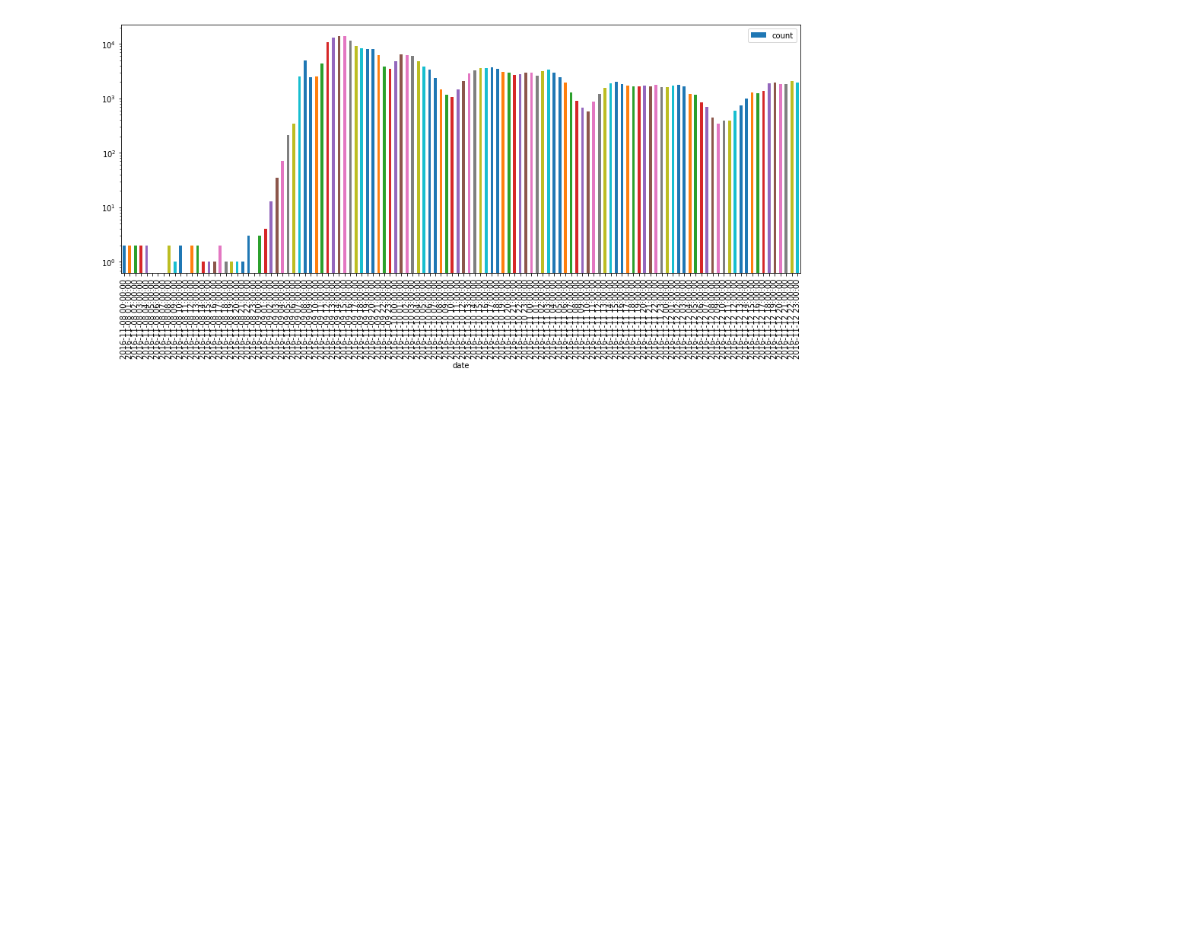
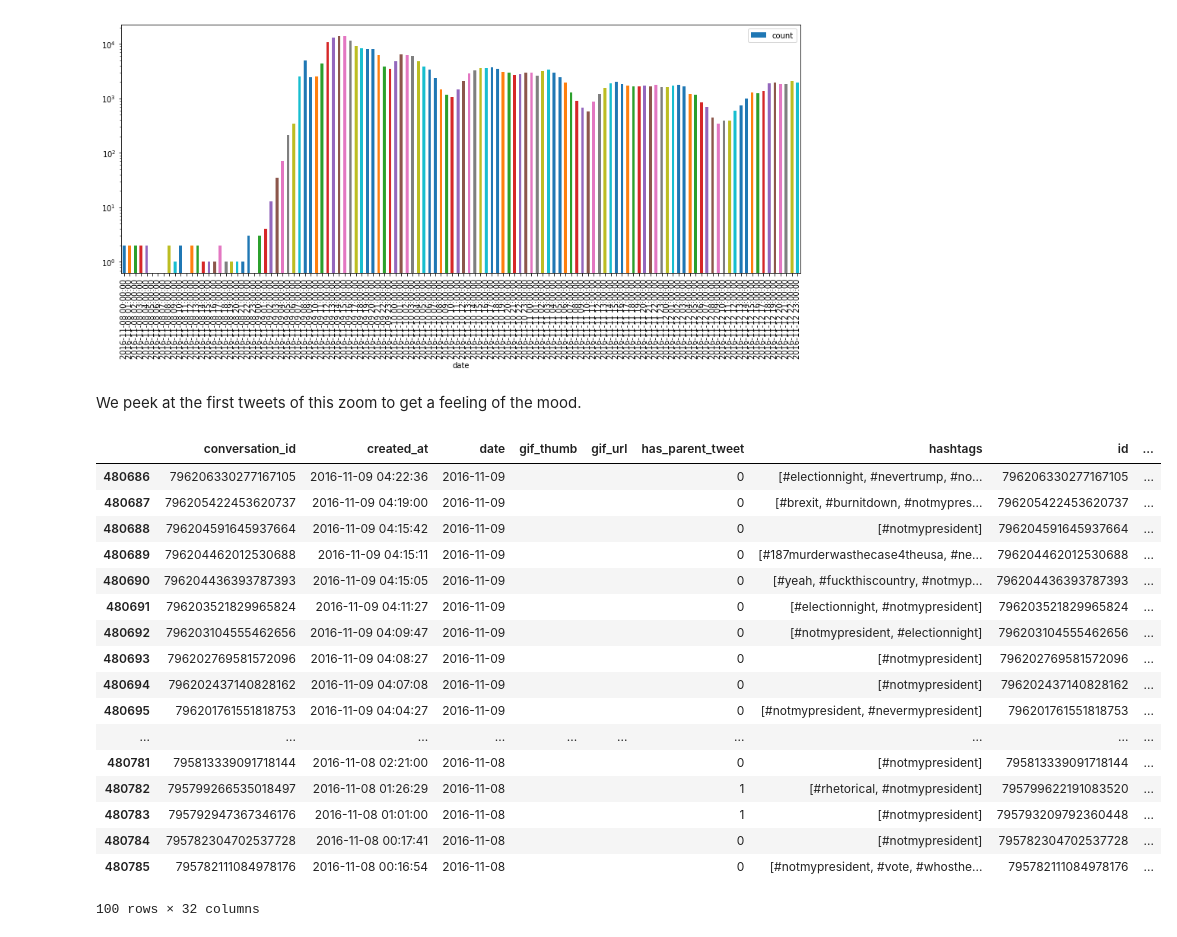
Before and after one commit to poechsel/ADA-project, a Jupyter notebook: web_export.ipynb, the cells around one changed output. Cells and saved outputs as stored; diff of their text form; code cells hidden in the pictures; blank space fills up the shorter version.

```diff
--- a/web_export.ipynb
+++ b/web_export.ipynb
@@ -89,3 +89,26 @@ nmp_zoom_count.plot.bar(x='date', y='count', logy=True, figsize=(16, 6))
 [figure]
 # %%
 nmp_zoom_count.to_json('exports/nmp-zoom.json', orient='records')
+# %% [markdown]
+We peek at the first tweets of this zoom to get a feeling of the mood.
+# %%
+nmp_zoom.tail(100)
+# %% [output]
+|  | conversation_id | created_at | date | gif_thumb | gif_url | has_parent_tweet | hashtags | id | ... |
+| 480686 | 796206330277167105 | 2016-11-09 04:22:36 | 2016-11-09 |  |  | 0 | [#electionnight, #nevertrump, #no... | 796206330277167105 | ... |
+| 480687 | 796205422453620737 | 2016-11-09 04:19:00 | 2016-11-09 |  |  | 0 | [#brexit, #burnitdown, #notmypres... | 796205422453620737 | ... |
+| 480688 | 796204591645937664 | 2016-11-09 04:15:42 | 2016-11-09 |  |  | 0 | [#notmypresident] | 796204591645937664 | ... |
+| 480689 | 796204462012530688 | 2016-11-09 04:15:11 | 2016-11-09 |  |  | 0 | [#187murderwasthecase4theusa, #ne... | 796204462012530688 | ... |
+| 480690 | 796204436393787393 | 2016-11-09 04:15:05 | 2016-11-09 |  |  | 0 | [#yeah, #fuckthiscountry, #notmyp... | 796204436393787393 | ... |
+| 480691 | 796203521829965824 | 2016-11-09 04:11:27 | 2016-11-09 |  |  | 0 | [#electionnight, #notmypresident] | 796203521829965824 | ... |
+| 480692 | 796203104555462656 | 2016-11-09 04:09:47 | 2016-11-09 |  |  | 0 | [#notmypresident, #electionnight] | 796203104555462656 | ... |
+| 480693 | 796202769581572096 | 2016-11-09 04:08:27 | 2016-11-09 |  |  | 0 | [#notmypresident] | 796202769581572096 | ... |
+| 480694 | 796202437140828162 | 2016-11-09 04:07:08 | 2016-11-09 |  |  | 0 | [#notmypresident] | 796202437140828162 | ... |
+| 480695 | 796201761551818753 | 2016-11-09 04:04:27 | 2016-11-09 |  |  | 0 | [#notmypresident, #nevermypresident] | 796201761551818753 | ... |
+| ... | ... | ... | ... | ... | ... | ... | ... | ... | ... |
+| 480781 | 795813339091718144 | 2016-11-08 02:21:00 | 2016-11-08 |  |  | 0 | [#notmypresident] | 795813339091718144 | ... |
+| 480782 | 795799266535018497 | 2016-11-08 01:26:29 | 2016-11-08 |  |  | 1 | [#rhetorical, #notmypresident] | 795799622191083520 | ... |
+| 480783 | 795792947367346176 | 2016-11-08 01:01:00 | 2016-11-08 |  |  | 1 | [#notmypresident] | 795793209792360448 | ... |
+| 480784 | 795782304702537728 | 2016-11-08 00:17:41 | 2016-11-08 |  |  | 0 | [#notmypresident] | 795782304702537728 | ... |
+| 480785 | 795782111084978176 | 2016-11-08 00:16:54 | 2016-11-08 |  |  | 0 | [#notmypresident, #vote, #whosthe... | 795782111084978176 | ... |
+100 rows × 32 columns
```
Also changed, not shown: 5 other files.
